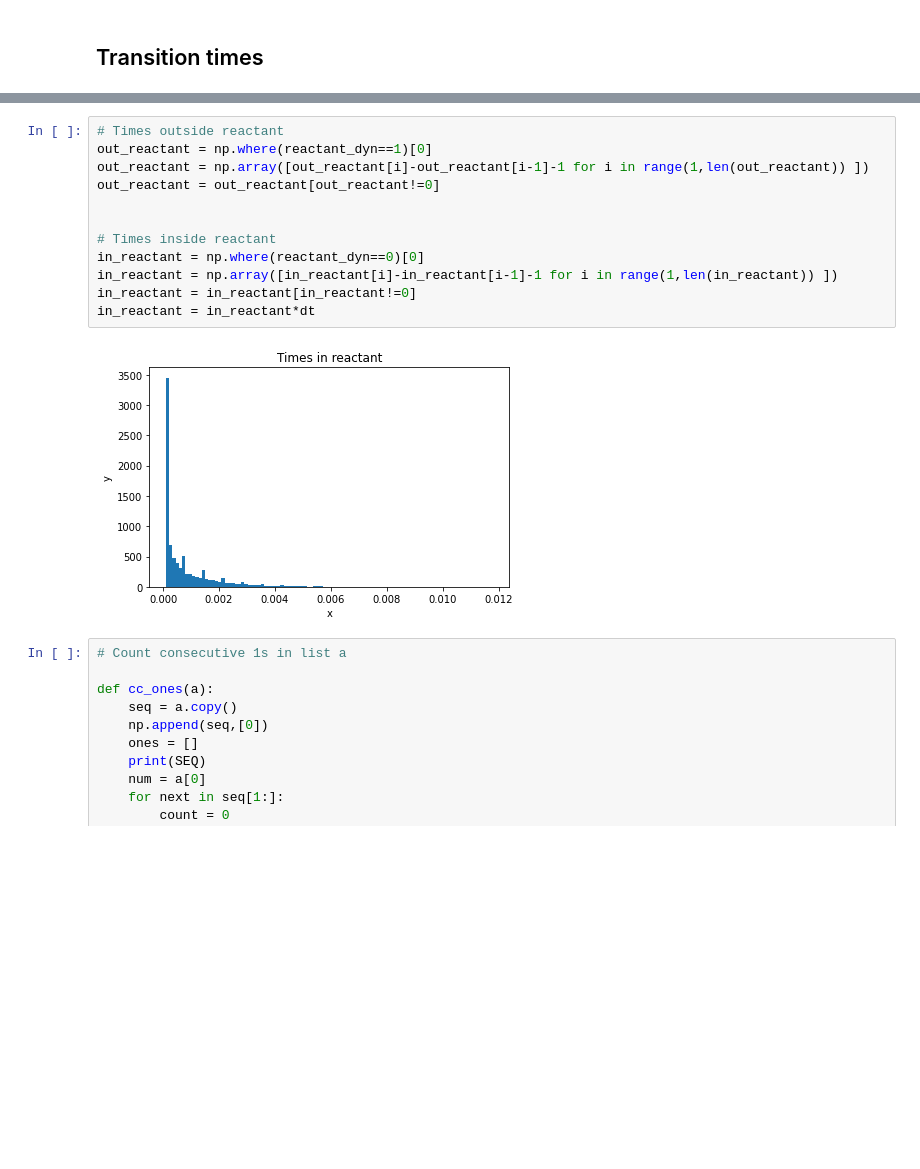
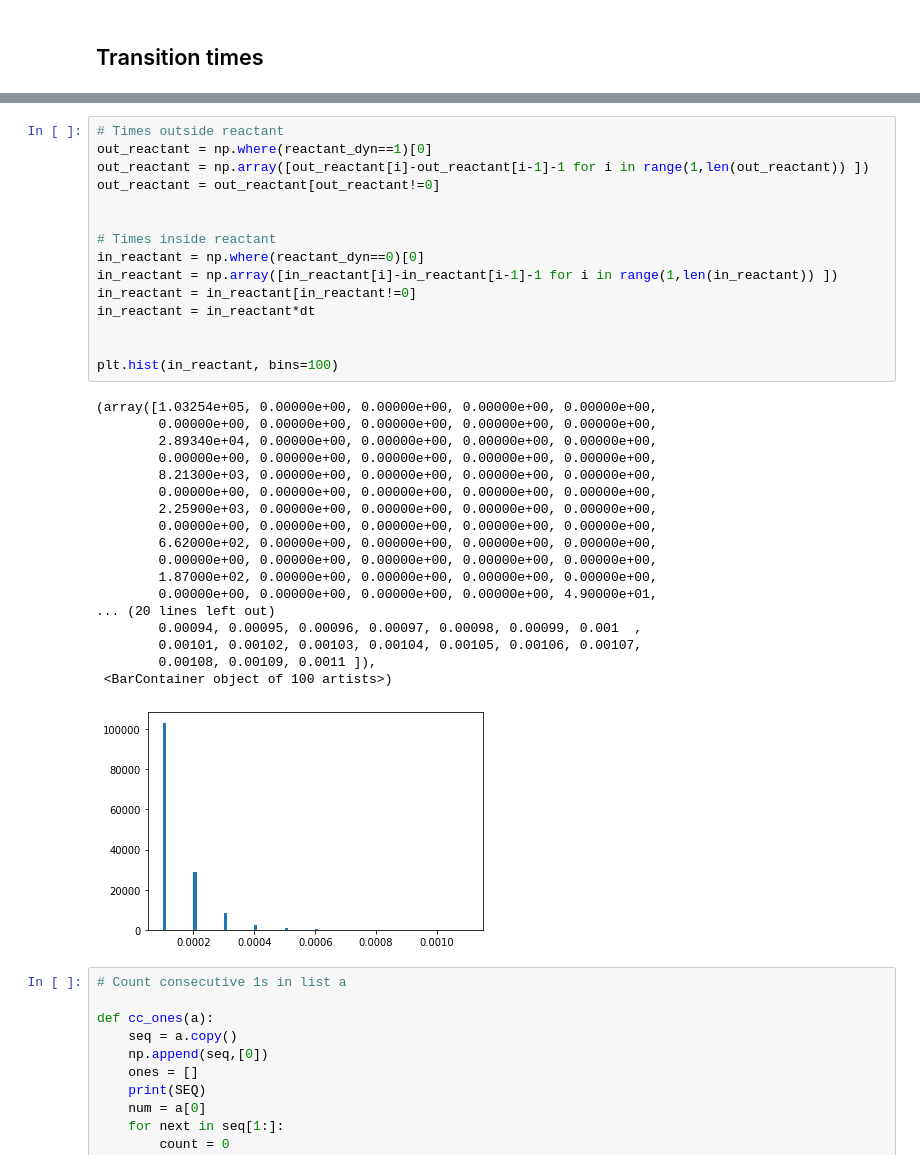
Before and after one commit to abassi98/Active-Brownian-Particles, a Jupyter notebook: src/plot.ipynb, the cells around one changed output, grey strips where cells are left out. Saved outputs shown, nothing was run; the diff lists cells and outputs as text; blank space fills up the shorter version.

```diff
--- a/src/plot.ipynb
+++ b/src/plot.ipynb
@@ -119,17 +148,37 @@ print(is_inside_reactant)
 # %%
 # Times outside reactant
 out_reactant = np.where(reactant_dyn==1)[0]
 out_reactant = np.array([out_reactant[i]-out_reactant[i-1]-1 for i in range(1,len(out_reactant)) ])
 out_reactant = out_reactant[out_reactant!=0]
 
 
 # Times inside reactant
 in_reactant = np.where(reactant_dyn==0)[0]
 in_reactant = np.array([in_reactant[i]-in_reactant[i-1]-1 for i in range(1,len(in_reactant)) ])
 in_reactant = in_reactant[in_reactant!=0]
 in_reactant = in_reactant*dt
+
+
+plt.hist(in_reactant, bins=100)
 # %% [output]
+(array([1.03254e+05, 0.00000e+00, 0.00000e+00, 0.00000e+00, 0.00000e+00,
+        0.00000e+00, 0.00000e+00, 0.00000e+00, 0.00000e+00, 0.00000e+00,
+        2.89340e+04, 0.00000e+00, 0.00000e+00, 0.00000e+00, 0.00000e+00,
+        0.00000e+00, 0.00000e+00, 0.00000e+00, 0.00000e+00, 0.00000e+00,
+        8.21300e+03, 0.00000e+00, 0.00000e+00, 0.00000e+00, 0.00000e+00,
+        0.00000e+00, 0.00000e+00, 0.00000e+00, 0.00000e+00, 0.00000e+00,
+        2.25900e+03, 0.00000e+00, 0.00000e+00, 0.00000e+00, 0.00000e+00,
+        0.00000e+00, 0.00000e+00, 0.00000e+00, 0.00000e+00, 0.00000e+00,
+        6.62000e+02, 0.00000e+00, 0.00000e+00, 0.00000e+00, 0.00000e+00,
+        0.00000e+00, 0.00000e+00, 0.00000e+00, 0.00000e+00, 0.00000e+00,
+        1.87000e+02, 0.00000e+00, 0.00000e+00, 0.00000e+00, 0.00000e+00,
+        0.00000e+00, 0.00000e+00, 0.00000e+00, 0.00000e+00, 4.90000e+01,
+... (20 lines left out)
+        0.00094, 0.00095, 0.00096, 0.00097, 0.00098, 0.00099, 0.001  ,
+        0.00101, 0.00102, 0.00103, 0.00104, 0.00105, 0.00106, 0.00107,
+        0.00108, 0.00109, 0.0011 ]),
+ <BarContainer object of 100 artists>)
-[figure, old version]
+[figure, new version]
 # %%
 # Count consecutive 1s in list a
 
```
Also changed, not shown: parts of 6 cells of this notebook, 4 other files.
